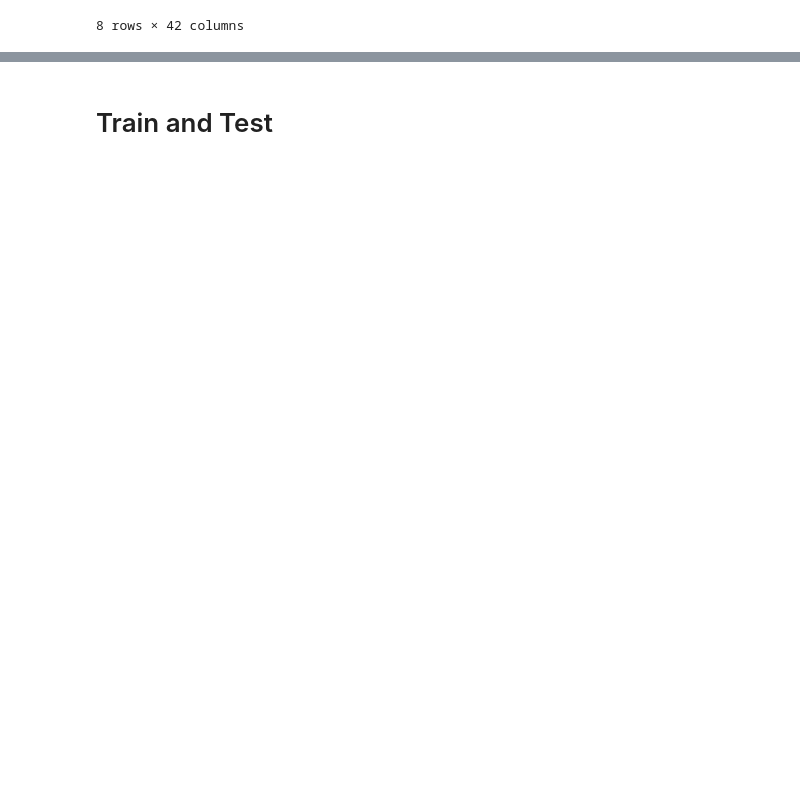
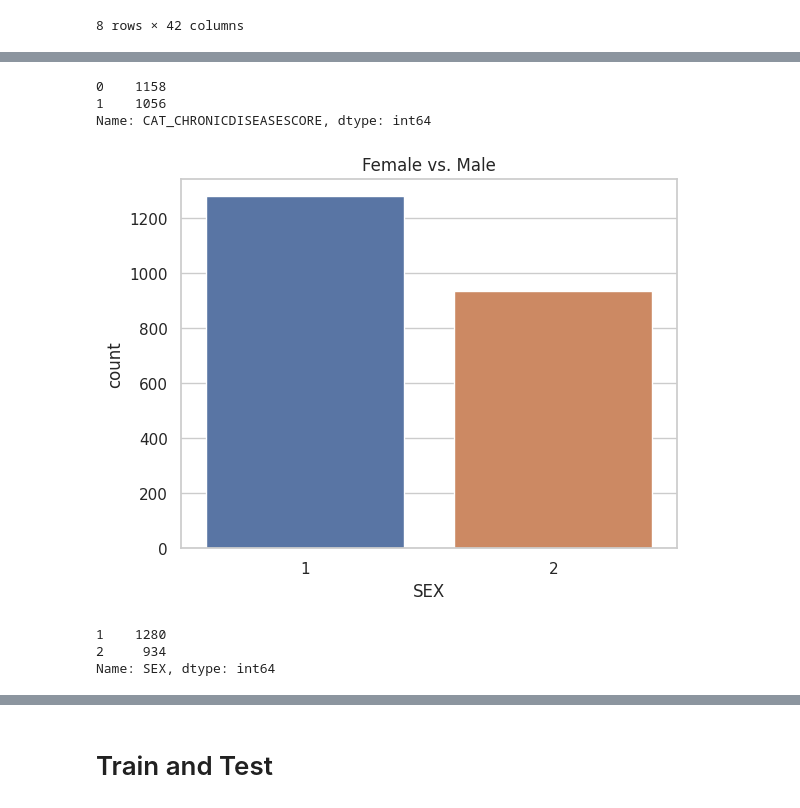
Before and after one commit to mcmejiag14/Deep-Learning, a Jupyter notebook: CaseStudy1Camila.ipynb, the cells around one changed output, grey strips where cells are left out. Saved outputs shown, nothing was run; the diff lists cells and outputs as text; code cells hidden in the pictures; blank space fills up the shorter version.

```diff
--- a/CaseStudy1Camila.ipynb
+++ b/CaseStudy1Camila.ipynb
@@ -214,0 +224,20 @@ plt.show()
+# %%
+# Assuming 'categorical_column' is the column you want to count
+class_counts = data['CAT_CHRONICDISEASESCORE'].value_counts()
+print(class_counts)
+# %% [output]
+0    1158
+1    1056
+Name: CAT_CHRONICDISEASESCORE, dtype: int64
+# %%
+sns.countplot(data, x='SEX')
+plt.title('Female vs. Male')
+plt.show()
+# Assuming 'categorical_column' is the column you want to count
+sex = data['SEX'].value_counts()
+print(sex)
+# %% [output]
+[figure, added]
+1    1280
+2     934
+Name: SEX, dtype: int64
```
Also changed, not shown: parts of 21 cells of this notebook.
